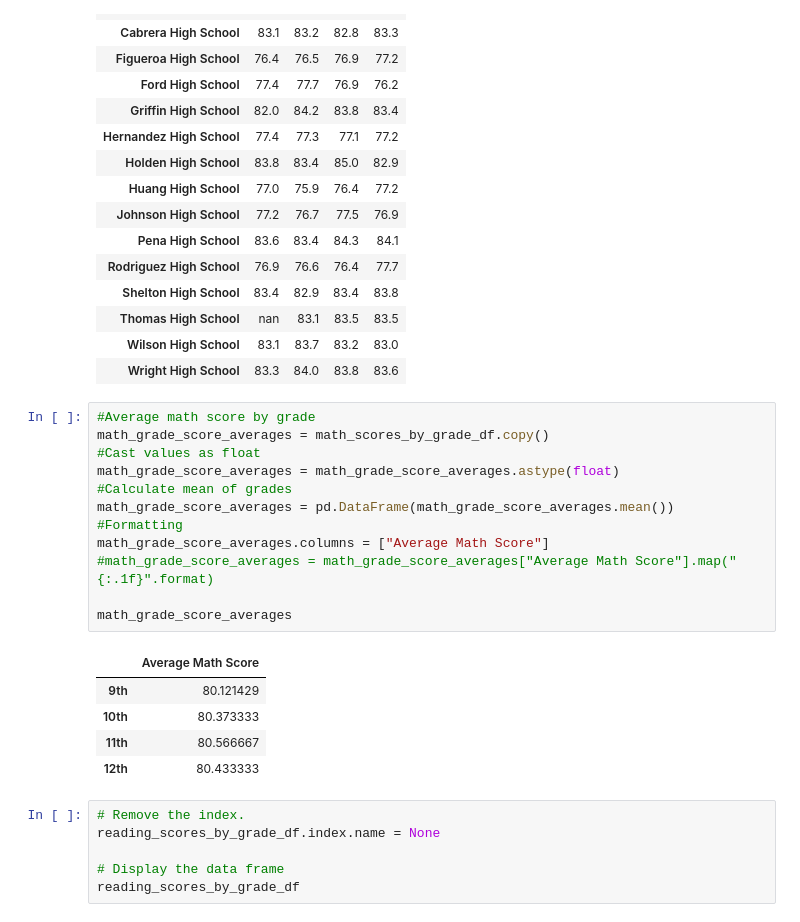
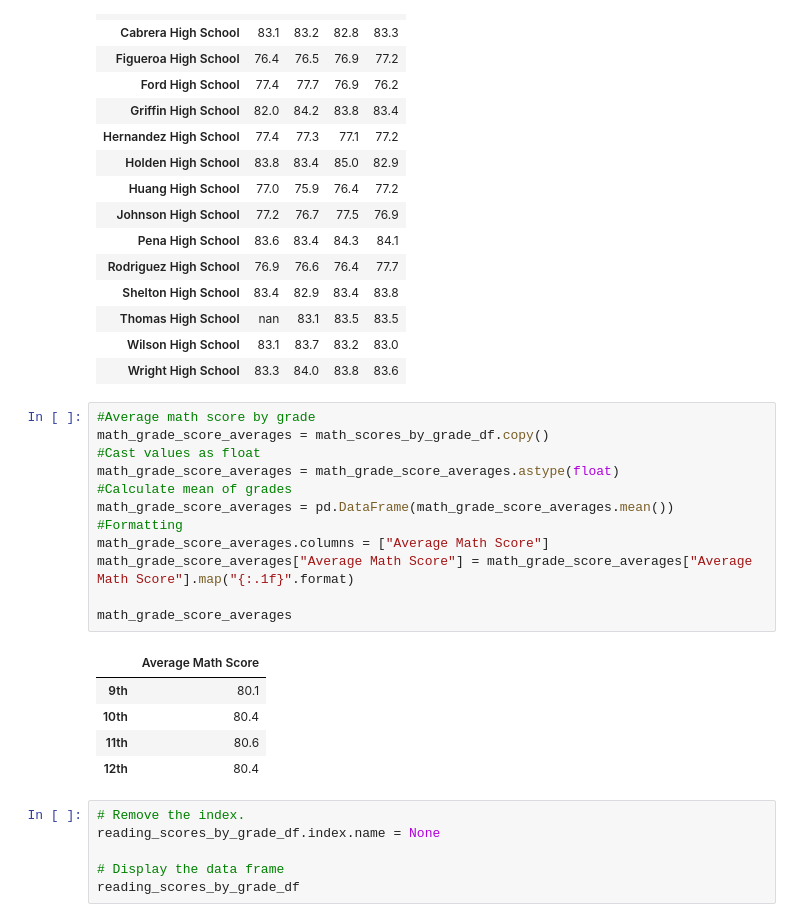
Before and after one commit to ByronKrauskopf/School_District_Analysis, a Jupyter notebook: PyCitySchools_Challenge.ipynb, the cells around one changed output. Drawn from its saved outputs; the diff is of its cells as text.

Commit message:
added addtional summary analysis and formatting for use in report screenshots

```diff
--- a/PyCitySchools_Challenge.ipynb
+++ b/PyCitySchools_Challenge.ipynb
@@ -497,24 +497,24 @@ math_scores_by_grade_df
 | Thomas High School | nan | 83.1 | 83.5 | 83.5 |
 | Wilson High School | 83.1 | 83.7 | 83.2 | 83.0 |
 | Wright High School | 83.3 | 84.0 | 83.8 | 83.6 |
-# %%
-#Average math score by grade
-math_grade_score_averages = math_scores_by_grade_df.copy()
-#Cast values as float
-math_grade_score_averages = math_grade_score_averages.astype(float)
-#Calculate mean of grades
-math_grade_score_averages = pd.DataFrame(math_grade_score_averages.mean())
-#Formatting
-math_grade_score_averages.columns = ["Average Math Score"]
-#math_grade_score_averages = math_grade_score_averages["Average Math Score"].map("{:.1f}".format)
-
-math_grade_score_averages
-# %% [output]
-|  | Average Math Score |
-| 9th | 80.121429 |
-| 10th | 80.373333 |
-| 11th | 80.566667 |
-| 12th | 80.433333 |
+# %%
+#Average math score by grade
+math_grade_score_averages = math_scores_by_grade_df.copy()
+#Cast values as float
+math_grade_score_averages = math_grade_score_averages.astype(float)
+#Calculate mean of grades
+math_grade_score_averages = pd.DataFrame(math_grade_score_averages.mean())
+#Formatting
+math_grade_score_averages.columns = ["Average Math Score"]
+math_grade_score_averages["Average Math Score"] = math_grade_score_averages["Average Math Score"].map("{:.1f}".format)
+
+math_grade_score_averages
+# %% [output]
+|  | Average Math Score |
+| 9th | 80.1 |
+| 10th | 80.4 |
+| 11th | 80.6 |
+| 12th | 80.4 |
 # %%
 # Remove the index.
 reading_scores_by_grade_df.index.name = None
```
Also changed, not shown: parts of 22 cells of this notebook.
